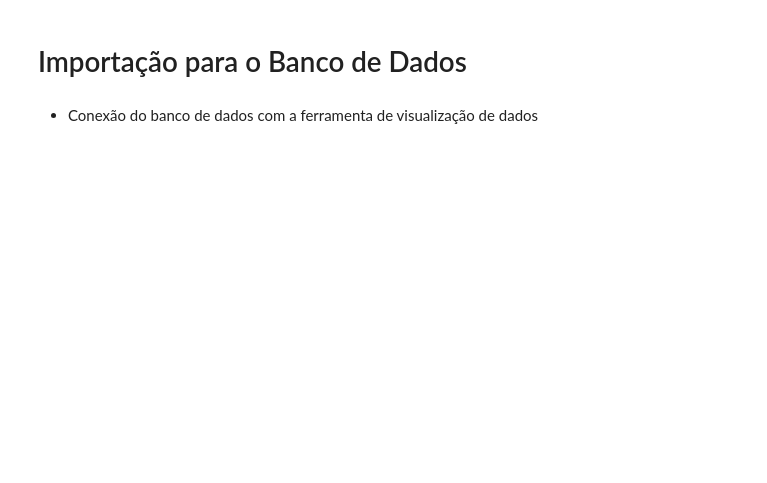
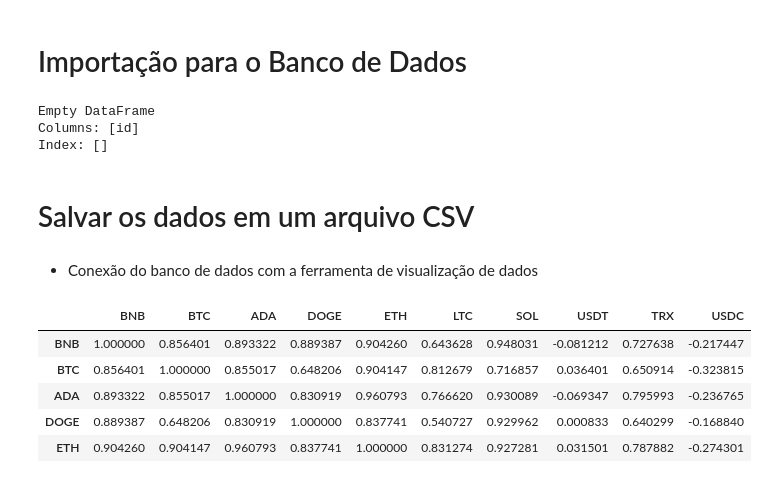
Before and after one commit to carolrc/criptomoedas, a Jupyter notebook: 2CorrigindoErrosTrabalhoEmGrupo.ipynb, the cells around one changed output. Cells and saved outputs as stored; diff of their text form; code cells hidden in the pictures; blank space fills up the shorter version.

```diff
--- a/2CorrigindoErrosTrabalhoEmGrupo.ipynb
+++ b/2CorrigindoErrosTrabalhoEmGrupo.ipynb
@@ -331,2 +324,28 @@ dtype: float64
 # %% [markdown]
 # Importação para o Banco de Dados
+# %%
+import mysql.connector
+import pandas as pd
+
+# Conectar ao banco de dados MySQL
+conn = mysql.connector.connect(
+    host='127.0.0.1',
+    user='root',
+    password='',
+    database='criptodata'
+)
+
+# Executar uma consulta
+query = 'SELECT * FROM moedas'
+df = pd.read_sql(query, conn)
+
+# Fechar a conexão
+conn.close()
+
+print(df.head())
+# %% [output]
+Empty DataFrame
+Columns: [id]
+Index: []
+# %% [markdown]
+# Salvar os dados em um arquivo CSV
@@ -333,2 +354,11 @@ dtype: float64
 # %% [markdown]
 * Conexão do banco de dados com a ferramenta de visualização de dados
+# %%
+correlation_matrix.head()
+# %% [output]
+|  | BNB | BTC | ADA | DOGE | ETH | LTC | SOL | USDT | TRX | USDC |
+| BNB | 1.000000 | 0.856401 | 0.893322 | 0.889387 | 0.904260 | 0.643628 | 0.948031 | -0.081212 | 0.727638 | -0.217447 |
+| BTC | 0.856401 | 1.000000 | 0.855017 | 0.648206 | 0.904147 | 0.812679 | 0.716857 | 0.036401 | 0.650914 | -0.323815 |
+| ADA | 0.893322 | 0.855017 | 1.000000 | 0.830919 | 0.960793 | 0.766620 | 0.930089 | -0.069347 | 0.795993 | -0.236765 |
+| DOGE | 0.889387 | 0.648206 | 0.830919 | 1.000000 | 0.837741 | 0.540727 | 0.929962 | 0.000833 | 0.640299 | -0.168840 |
+| ETH | 0.904260 | 0.904147 | 0.960793 | 0.837741 | 1.000000 | 0.831274 | 0.927281 | 0.031501 | 0.787882 | -0.274301 |
```
Also changed, not shown: parts of 13 cells of this notebook, 2 other files.
